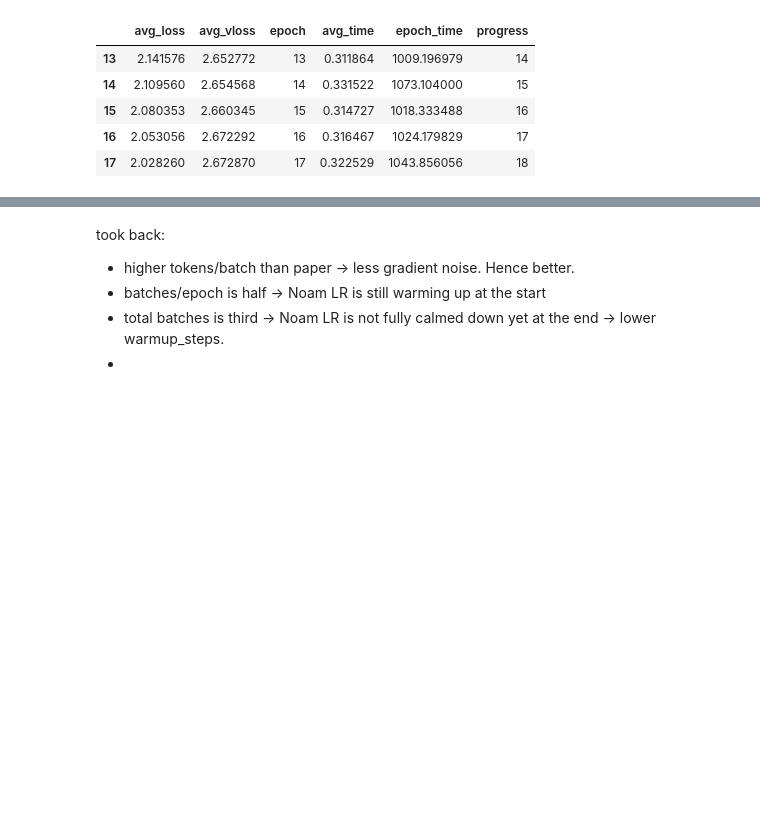
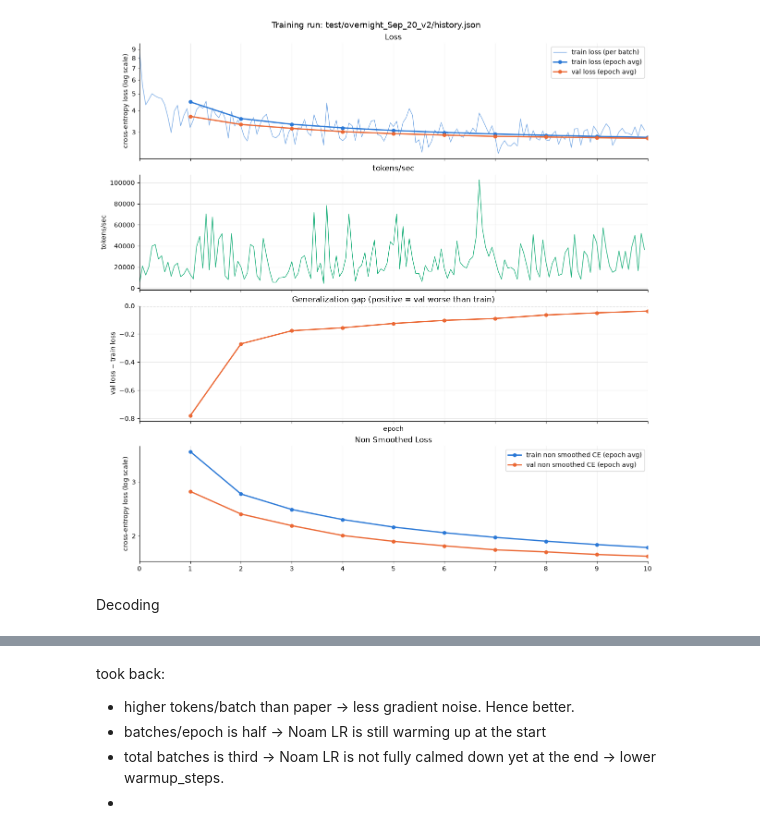
Before and after one commit to maminsed/Attention-is-All-You-Need, a Jupyter notebook: evaluation.ipynb, the cells around one changed output, grey strips where cells are left out. Saved outputs shown, nothing was run; the diff lists cells and outputs as text; code cells hidden in the pictures; blank space fills up the shorter version.

```diff
--- a/evaluation.ipynb
+++ b/evaluation.ipynb
@@ -123,12 +88,9 @@ edf_9.tail()
-# %%
-edf_4.tail()
-# %% [output]
-|  | avg_loss | avg_vloss | epoch | avg_time | epoch_time | progress |
-| 13 | 2.141576 | 2.652772 | 13 | 0.311864 | 1009.196979 | 14 |
-| 14 | 2.109560 | 2.654568 | 14 | 0.331522 | 1073.104000 | 15 |
-| 15 | 2.080353 | 2.660345 | 15 | 0.314727 | 1018.333488 | 16 |
-| 16 | 2.053056 | 2.672292 | 16 | 0.316467 | 1024.179829 | 17 |
-| 17 | 2.028260 | 2.672870 | 17 | 0.322529 | 1043.856056 | 18 |
+# %%
+bdf_20_v2,edf_20_v2,batch_hist_20_v2 = draw_plots("test/overnight_Sep_20_v2/history.json")
+# %% [output]
+[figure, added]
+# %% [markdown]
+Decoding
 # %%
 import sentencepiece
 import torch
```
Also changed, not shown: parts of 47 cells of this notebook, 3 other files.
